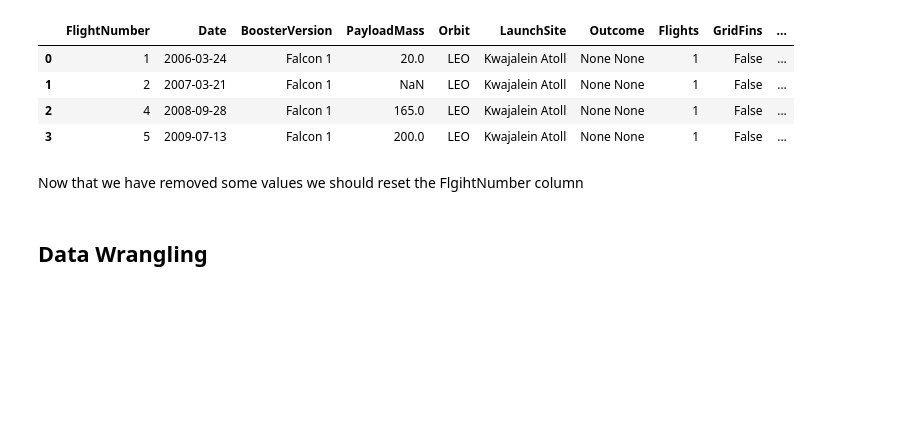
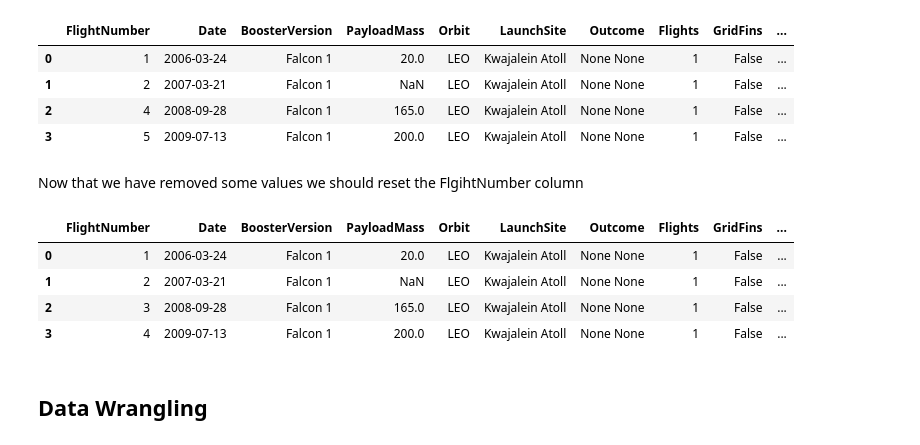
Before and after one commit to k0s3r40/coursera-data-science, a Jupyter notebook: applied_data_science_capstone/jupyter-labs-spacex-data-collection-api.ipynb, the cells around one changed output. Cells and saved outputs as stored; diff of their text form; code cells hidden in the pictures; blank space fills up the shorter version.

```diff
--- a/applied_data_science_capstone/jupyter-labs-spacex-data-collection-api.ipynb
+++ b/applied_data_science_capstone/jupyter-labs-spacex-data-collection-api.ipynb
@@ -289,8 +269,14 @@ data.head()
 # %% [markdown]
 Now that we have removed some values we should reset the FlgihtNumber column
 # %%
-data_falcon9.loc[:,'FlightNumber'] = list(range(1, data_falcon9.shape[0]+1))
-data_falcon9
+data.loc[:,'FlightNumber'] = list(range(1, data.shape[0]+1))
+data.head()
+# %% [output]
+|  | FlightNumber | Date | BoosterVersion | PayloadMass | Orbit | LaunchSite | Outcome | Flights | GridFins | ... |
+| 0 | 1 | 2006-03-24 | Falcon 1 | 20.0 | LEO | Kwajalein Atoll | None None | 1 | False | ... |
+| 1 | 2 | 2007-03-21 | Falcon 1 | NaN | LEO | Kwajalein Atoll | None None | 1 | False | ... |
+| 2 | 3 | 2008-09-28 | Falcon 1 | 165.0 | LEO | Kwajalein Atoll | None None | 1 | False | ... |
+| 3 | 4 | 2009-07-13 | Falcon 1 | 200.0 | LEO | Kwajalein Atoll | None None | 1 | False | ... |
 # %% [markdown]
 ## Data Wrangling
 # %% [markdown]
```
Also changed, not shown: parts of 7 cells of this notebook, 1 other file.
